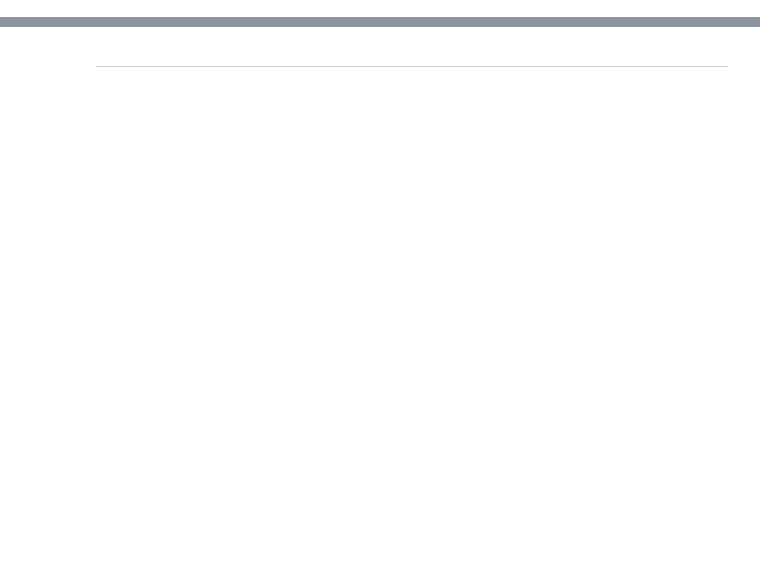
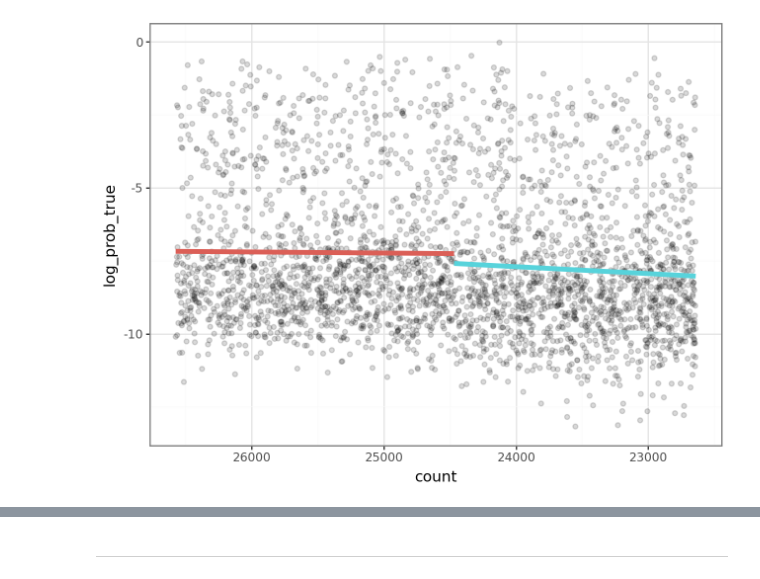
Before and after one commit to pietrolesci/tokenisation-bias, a Jupyter notebook: notebooks/run_rdd.ipynb, the cells around one changed output, grey strips where cells are left out. Drawn from its saved outputs; the diff is of its cells as text; code cells hidden in the pictures; blank space fills up the shorter version.

```diff
--- a/notebooks/run_rdd.ipynb
+++ b/notebooks/run_rdd.ipynb
@@ -37,0 +114,11 @@ pdata.head()
+# %%
+# Fit model
+# rdd = smf.ols("log_prob_true ~ new_token_id + is_out_vocab + new_token_id:is_out_vocab", avg_df.to_pandas()).fit(cov_type="HC3")
+rdd = smf.ols("log_prob_true ~ count + is_out_vocab + count:is_out_vocab", avg_df.to_pandas()).fit(cov_type="HC3")
+
+# Compute discontinuity at threasold
+# discontinuity_at_threshold = rdd.predict({"new_token_id": [31.999, 32.0], "is_out_vocab": [False, True]}).to_dict()
+# discontinuity_at_threshold = discontinuity_at_threshold[1] - discontinuity_at_threshold[0]
+# print(discontinuity_at_threshold)
+
+rdd.summary()
@@ -38,2 +163,19 @@ pdata.head()
+# %%
+p = (
+    pn.ggplot(avg_df, pn.aes(x="count", y="log_prob_true"))
+    + pn.geom_point(alpha=0.15)
+    + pn.geom_line(pn.aes(y=rdd.fittedvalues, color="is_out_vocab"), size=2)
+    # pn.coord_cartesian(ylim=(4, 12)) +
+    # + pn.geom_vline(xintercept=vocab_size / 1000, linetype="dashed", color="black")
+    + pn.scale_x_reverse()
+    # + pn.labs(x="", y="", colour="", title=f"Discontinuity at threshold: {discontinuity_at_threshold:.2f}")
+    + pn.scale_colour_discrete(guide=None)
+    + pn.theme_bw()
+    # pn.scale_y_log10()
+)
+
+p
+# %% [output]
+[figure, added]
 # %%
 # Fit model
```
Also changed, not shown: parts of 28 cells of this notebook, 13 other files.
